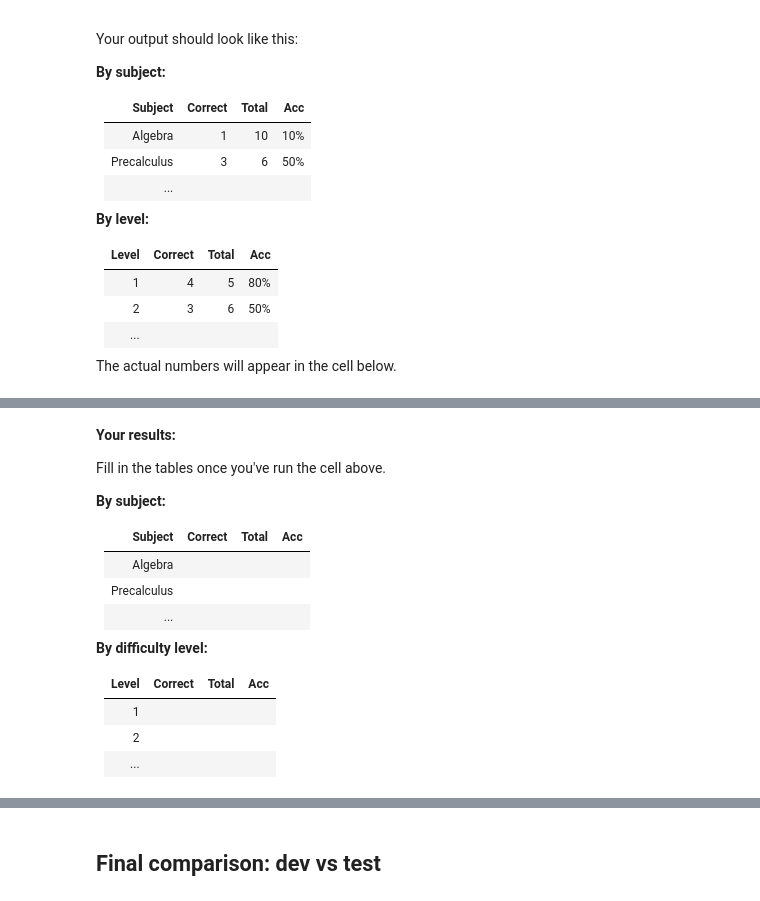
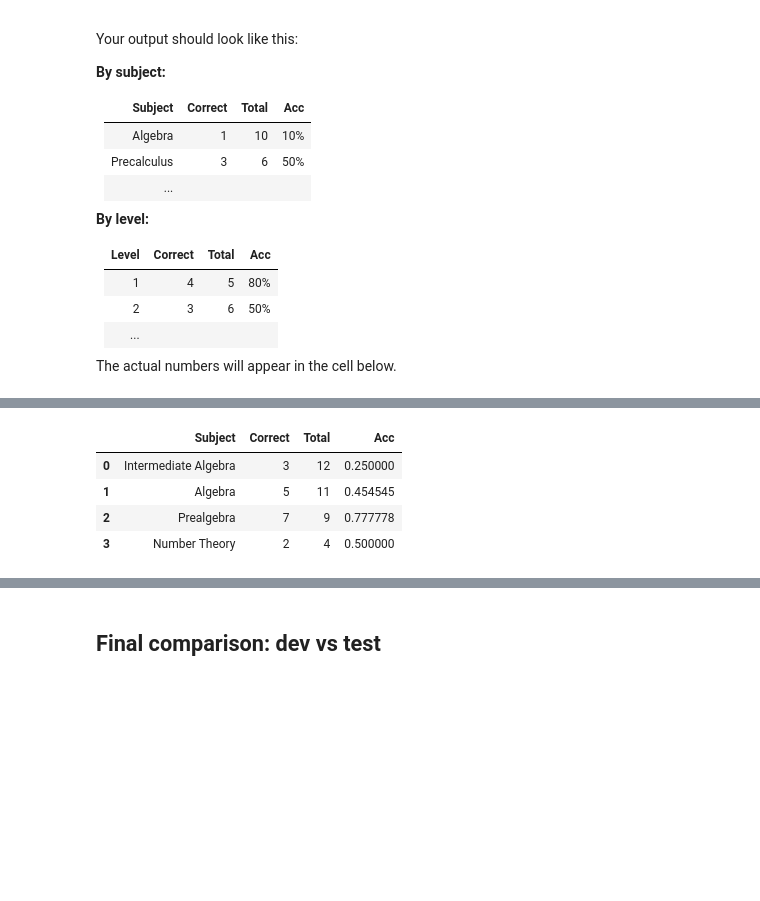
Before and after one commit to delloona/AI_sec_course, a Jupyter notebook: week_4/inspect_ai_tutorial_week_4.ipynb, the cells around one changed output, grey strips where cells are left out. Saved outputs shown, nothing was run; the diff lists cells and outputs as text; code cells hidden in the pictures; blank space fills up the shorter version.

```diff
--- a/week_4/inspect_ai_tutorial_week_4.ipynb
+++ b/week_4/inspect_ai_tutorial_week_4.ipynb
@@ -1344,20 +1328,8 @@ Level 5                              3     7    43%
-# %% [markdown]
-**Your results:**
-
-Fill in the tables once you've run the cell above.
-
-**By subject:**
-
-| Subject | Correct | Total | Acc |
-|---|---:|---:|---:|
-| Algebra | | | |
-| Precalculus | | | |
-| ... | | | |
-
-**By difficulty level:**
-
-| Level | Correct | Total | Acc |
-|---|---:|---:|---:|
-| 1 | | | |
-| 2 | | | |
-| ... | | | |
+# %%
+df_subjects
+# %% [output]
+|  | Subject | Correct | Total | Acc |
+| 0 | Intermediate Algebra | 3 | 12 | 0.250000 |
+| 1 | Algebra | 5 | 11 | 0.454545 |
+| 2 | Prealgebra | 7 | 9 | 0.777778 |
+| 3 | Number Theory | 2 | 4 | 0.500000 |
```
Also changed, not shown: parts of 4 cells of this notebook.
